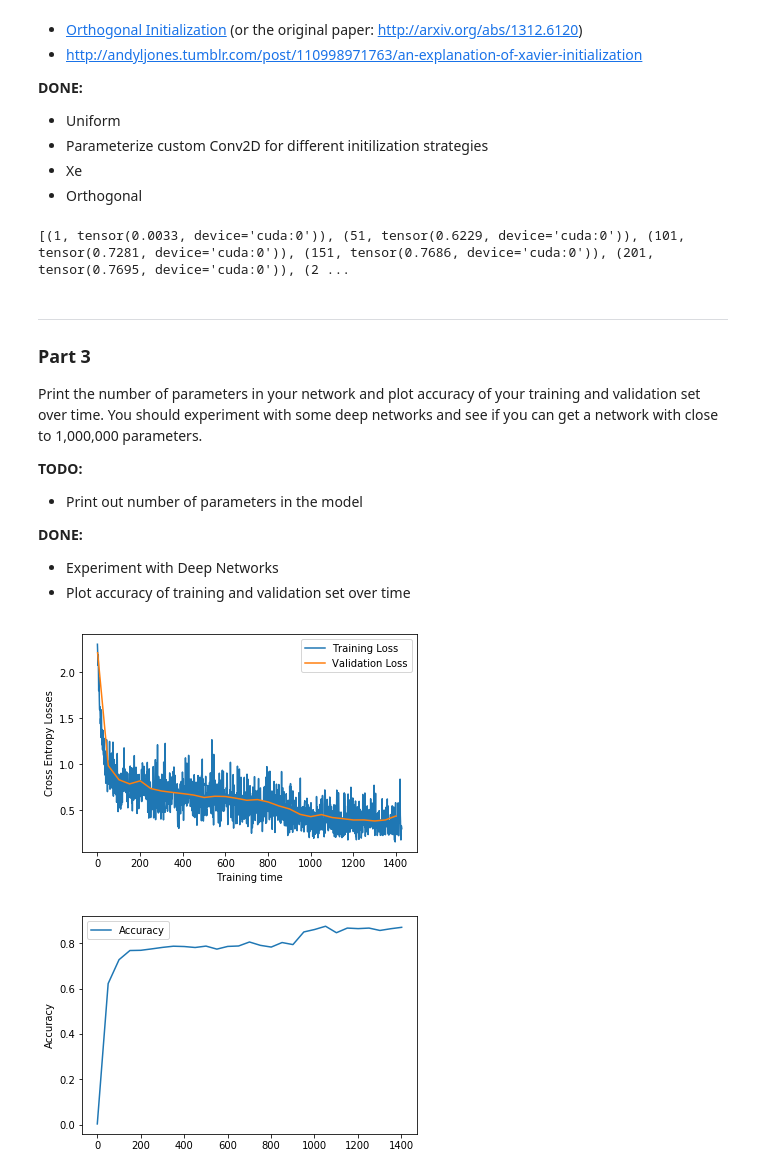
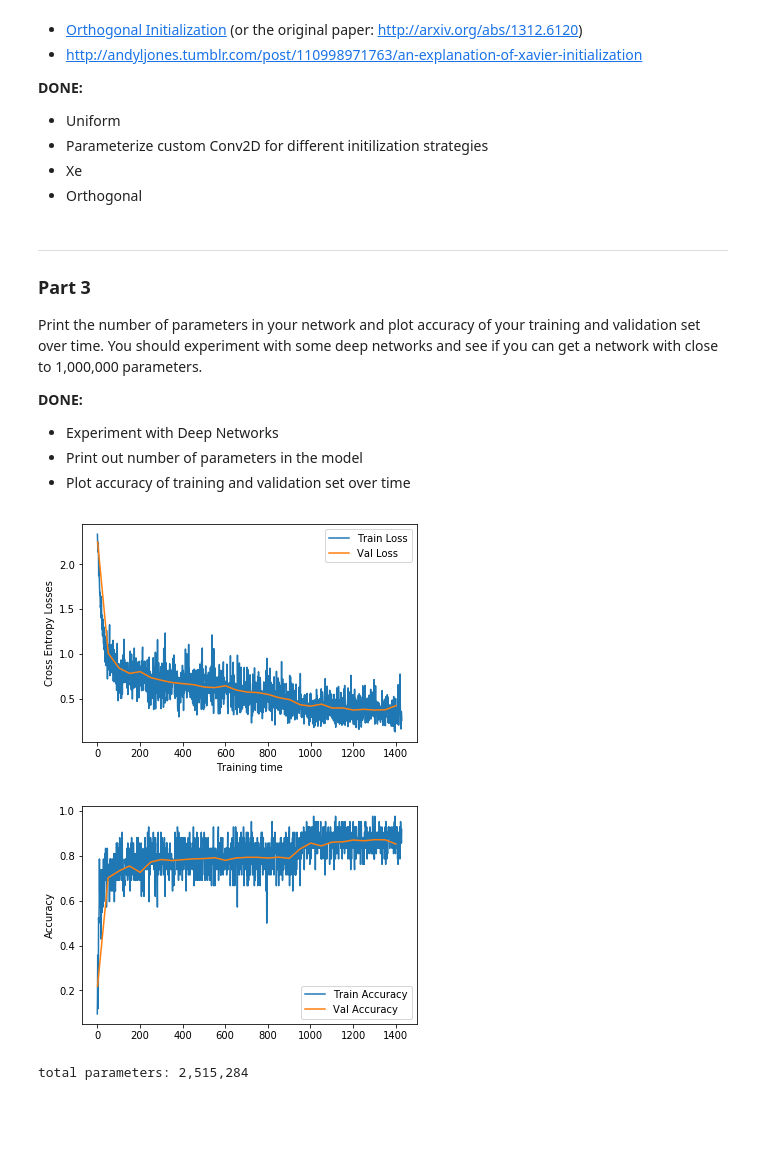
Before and after one commit to bradenwatkins/cs-474, a Jupyter notebook: DL_Lab3.ipynb, the cells around one changed output. Saved outputs shown, nothing was run; the diff lists cells and outputs as text; code cells hidden in the pictures; blank space fills up the shorter version.

```diff
--- a/DL_Lab3.ipynb
+++ b/DL_Lab3.ipynb
@@ -206,8 +212,4 @@ for epoch in range(num_epoch):
 loop.close()
-# %%
-print(accuracies)
-# %% [output]
-[(1, tensor(0.0033, device='cuda:0')), (51, tensor(0.6229, device='cuda:0')), (101, tensor(0.7281, device='cuda:0')), (151, tensor(0.7686, device='cuda:0')), (201, tensor(0.7695, device='cuda:0')), (2 ...
 # %% [markdown]
 
 ___
@@ -217,29 +219,32 @@ Print the number of parameters in your network and plot accuracy of your trainin
 set over time. You should experiment with some deep networks and see if you can get a network
 with close to 1,000,000 parameters.
 
-**TODO:**
-* Print out number of parameters in the model
-
 **DONE:**
 * Experiment with Deep Networks
+* Print out number of parameters in the model
 * Plot accuracy of training and validation set over time
 # %%
 # Go back up and try a few different networks and initialization strategies
 # Plot loss if you want
 # Plot accuracy
-x, y = zip(*validations)
-plt.plot(train_losses, label="Training Loss")
-plt.plot(x, y, label="Validation Loss")
+x, y = zip(*val_losses)
+plt.plot(train_losses, label="Train Loss")
+plt.plot(x, y, label="Val Loss")
 plt.ylabel("Cross Entropy Losses")
 plt.xlabel("Training time")
 plt.legend()
 plt.show()
 
-x, y = zip(*accuracies)
-plt.plot(x, y, label="Accuracy")
+x, y = zip(*val_accuracies)
+plt.plot(train_accuracies, label="Train Accuracy")
+plt.plot(x, y, label="Val Accuracy")
 plt.ylabel("Accuracy")
 plt.legend()
 plt.show()
+
+# Plot number of parameters
+print('total parameters: {:,}'.format(np.sum([np.prod(p.size()) if p.requires_grad else 0 for p in model.parameters()])))
 # %% [output]
-[figure, old version]
+[figure, new version]
-[figure, old version]
+[figure, new version]
+total parameters: 2,515,284
```
Also changed, not shown: parts of 4 cells of this notebook.
